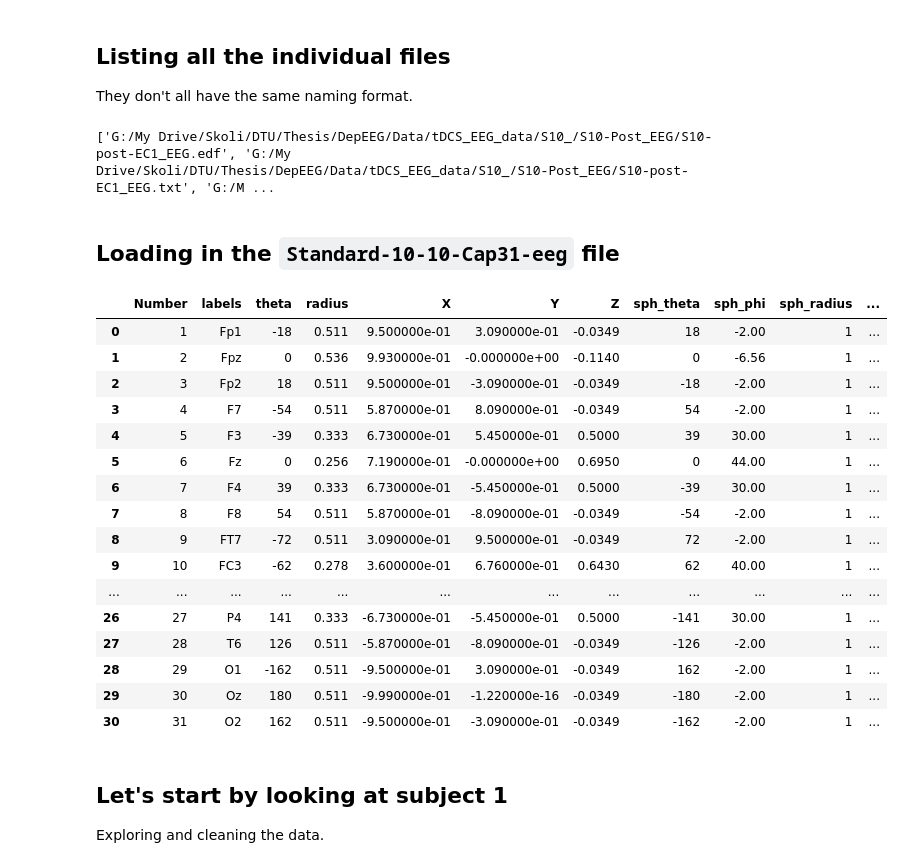
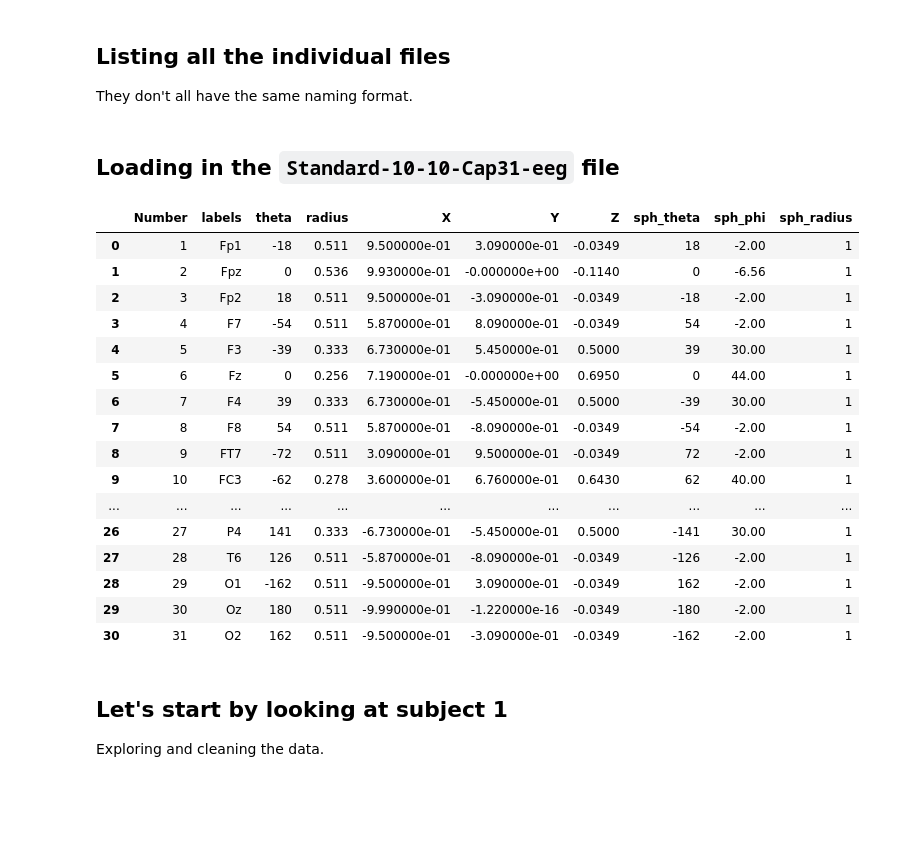
Before and after one commit to erlahrafnkels/DepEEG, a Jupyter notebook: Notebooks/data_exploration.ipynb, the cells around one changed output. Drawn from its saved outputs; the diff is of its cells as text; code cells hidden in the pictures; blank space fills up the shorter version.

```diff
--- a/Notebooks/data_exploration.ipynb
+++ b/Notebooks/data_exploration.ipynb
@@ -2,11 +2,14 @@
 import pandas as pd
 import os
 import numpy as np
+# %%
+#root = "G:/My Drive/Skoli/DTU/Thesis/DepEEG/"
+root = "/Users/erlahrafnkelsdottir/Documents/DepEEG/"
 # %% [markdown]
 ## Listing all the individual files
 They don't all have the same naming format.
 # %%
-data_path = 'G:/My Drive/Skoli/DTU/Thesis/DepEEG/Data/tDCS_EEG_data/'
+data_path = root + 'Data/tDCS_EEG_data/'
 subject_folders = os.listdir(data_path)
 txt_file_paths = []
 
@@ -20,34 +23,32 @@ for subject in subject_folders:
       file_path = str + '/' + file
       txt_file_paths.append(file_path)
 
-print(txt_file_paths)
+#print(txt_file_paths)
-# %% [output]
-['G:/My Drive/Skoli/DTU/Thesis/DepEEG/Data/tDCS_EEG_data/S10_/S10-Post_EEG/S10-post-EC1_EEG.edf', 'G:/My Drive/Skoli/DTU/Thesis/DepEEG/Data/tDCS_EEG_data/S10_/S10-Post_EEG/S10-post-EC1_EEG.txt', 'G:/M ...
 # %% [markdown]
 ## Loading in the `Standard-10-10-Cap31-eeg` file
 # %%
-file = 'G:/My Drive/Skoli/DTU/Thesis/DepEEG/Data/Standard-10-10-Cap31-eeg.txt'
+file = root + 'Data/Standard-10-10-Cap31-eeg.txt'
 cap_sys = pd.read_csv(file, sep='\t')
 cap_sys.dropna(axis=1)
 cap_sys
 # %% [output]
-|  | Number | labels | theta | radius | X | Y | Z | sph_theta | sph_phi | sph_radius | ... |
-| 0 | 1 | Fp1 | -18 | 0.511 | 9.500000e-01 | 3.090000e-01 | -0.0349 | 18 | -2.00 | 1 | ... |
-| 1 | 2 | Fpz | 0 | 0.536 | 9.930000e-01 | -0.000000e+00 | -0.1140 | 0 | -6.56 | 1 | ... |
-| 2 | 3 | Fp2 | 18 | 0.511 | 9.500000e-01 | -3.090000e-01 | -0.0349 | -18 | -2.00 | 1 | ... |
-| 3 | 4 | F7 | -54 | 0.511 | 5.870000e-01 | 8.090000e-01 | -0.0349 | 54 | -2.00 | 1 | ... |
-| 4 | 5 | F3 | -39 | 0.333 | 6.730000e-01 | 5.450000e-01 | 0.5000 | 39 | 30.00 | 1 | ... |
-| 5 | 6 | Fz | 0 | 0.256 | 7.190000e-01 | -0.000000e+00 | 0.6950 | 0 | 44.00 | 1 | ... |
-| 6 | 7 | F4 | 39 | 0.333 | 6.730000e-01 | -5.450000e-01 | 0.5000 | -39 | 30.00 | 1 | ... |
-| 7 | 8 | F8 | 54 | 0.511 | 5.870000e-01 | -8.090000e-01 | -0.0349 | -54 | -2.00 | 1 | ... |
-| 8 | 9 | FT7 | -72 | 0.511 | 3.090000e-01 | 9.500000e-01 | -0.0349 | 72 | -2.00 | 1 | ... |
-| 9 | 10 | FC3 | -62 | 0.278 | 3.600000e-01 | 6.760000e-01 | 0.6430 | 62 | 40.00 | 1 | ... |
-| ... | ... | ... | ... | ... | ... | ... | ... | ... | ... | ... | ... |
-| 26 | 27 | P4 | 141 | 0.333 | -6.730000e-01 | -5.450000e-01 | 0.5000 | -141 | 30.00 | 1 | ... |
-| 27 | 28 | T6 | 126 | 0.511 | -5.870000e-01 | -8.090000e-01 | -0.0349 | -126 | -2.00 | 1 | ... |
-| 28 | 29 | O1 | -162 | 0.511 | -9.500000e-01 | 3.090000e-01 | -0.0349 | 162 | -2.00 | 1 | ... |
-| 29 | 30 | Oz | 180 | 0.511 | -9.990000e-01 | -1.220000e-16 | -0.0349 | -180 | -2.00 | 1 | ... |
-| 30 | 31 | O2 | 162 | 0.511 | -9.500000e-01 | -3.090000e-01 | -0.0349 | -162 | -2.00 | 1 | ... |
+|  | Number | labels | theta | radius | X | Y | Z | sph_theta | sph_phi | sph_radius |
+| 0 | 1 | Fp1 | -18 | 0.511 | 9.500000e-01 | 3.090000e-01 | -0.0349 | 18 | -2.00 | 1 |
+| 1 | 2 | Fpz | 0 | 0.536 | 9.930000e-01 | -0.000000e+00 | -0.1140 | 0 | -6.56 | 1 |
+| 2 | 3 | Fp2 | 18 | 0.511 | 9.500000e-01 | -3.090000e-01 | -0.0349 | -18 | -2.00 | 1 |
+| 3 | 4 | F7 | -54 | 0.511 | 5.870000e-01 | 8.090000e-01 | -0.0349 | 54 | -2.00 | 1 |
+| 4 | 5 | F3 | -39 | 0.333 | 6.730000e-01 | 5.450000e-01 | 0.5000 | 39 | 30.00 | 1 |
+| 5 | 6 | Fz | 0 | 0.256 | 7.190000e-01 | -0.000000e+00 | 0.6950 | 0 | 44.00 | 1 |
+| 6 | 7 | F4 | 39 | 0.333 | 6.730000e-01 | -5.450000e-01 | 0.5000 | -39 | 30.00 | 1 |
+| 7 | 8 | F8 | 54 | 0.511 | 5.870000e-01 | -8.090000e-01 | -0.0349 | -54 | -2.00 | 1 |
+| 8 | 9 | FT7 | -72 | 0.511 | 3.090000e-01 | 9.500000e-01 | -0.0349 | 72 | -2.00 | 1 |
+| 9 | 10 | FC3 | -62 | 0.278 | 3.600000e-01 | 6.760000e-01 | 0.6430 | 62 | 40.00 | 1 |
+| ... | ... | ... | ... | ... | ... | ... | ... | ... | ... | ... |
+| 26 | 27 | P4 | 141 | 0.333 | -6.730000e-01 | -5.450000e-01 | 0.5000 | -141 | 30.00 | 1 |
+| 27 | 28 | T6 | 126 | 0.511 | -5.870000e-01 | -8.090000e-01 | -0.0349 | -126 | -2.00 | 1 |
+| 28 | 29 | O1 | -162 | 0.511 | -9.500000e-01 | 3.090000e-01 | -0.0349 | 162 | -2.00 | 1 |
+| 29 | 30 | Oz | 180 | 0.511 | -9.990000e-01 | -1.220000e-16 | -0.0349 | -180 | -2.00 | 1 |
+| 30 | 31 | O2 | 162 | 0.511 | -9.500000e-01 | -3.090000e-01 | -0.0349 | -162 | -2.00 | 1 |
 # %%
 channels = np.array(cap_sys['labels'].values.tolist())
 # %% [markdown]
```
Also changed, not shown: parts of 15 cells of this notebook, 3 other files.
